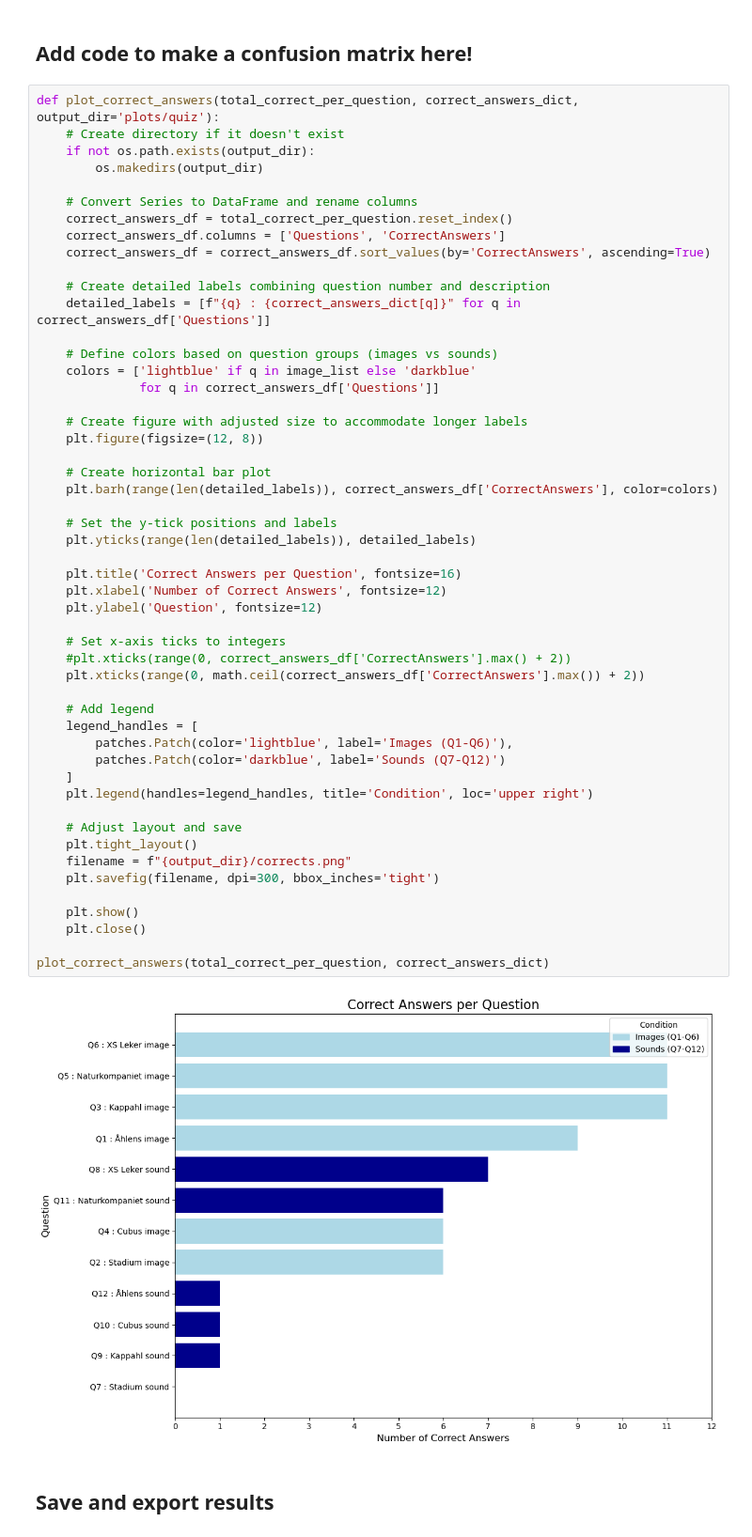
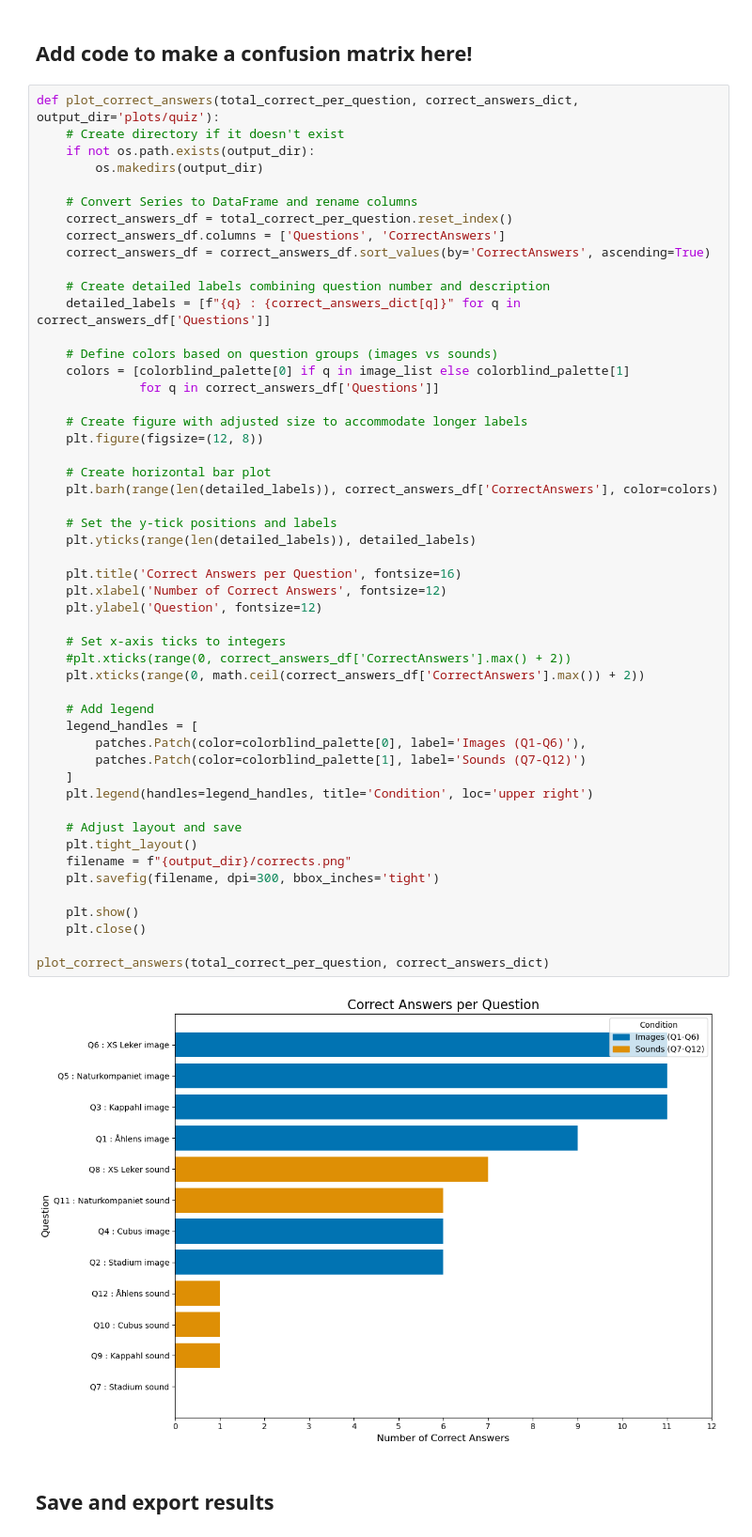
Before and after one commit to emmenru/Music-AI-workshop, a Jupyter notebook: AI-music-workshop.ipynb, the cells around one changed output. Shown at 94% size. Drawn from its saved outputs; the diff is of its cells as text.

```diff
--- a/AI-music-workshop.ipynb
+++ b/AI-music-workshop.ipynb
@@ -871,7 +851,7 @@ def plot_correct_answers(total_correct_per_question, correct_answers_dict, outpu
     detailed_labels = [f"{q} : {correct_answers_dict[q]}" for q in correct_answers_df['Questions']]
 
     # Define colors based on question groups (images vs sounds)
-    colors = ['lightblue' if q in image_list else 'darkblue'
+    colors = [colorblind_palette[0] if q in image_list else colorblind_palette[1]
               for q in correct_answers_df['Questions']]
 
     # Create figure with adjusted size to accommodate longer labels
@@ -879,35 +859,35 @@ def plot_correct_answers(total_correct_per_question, correct_answers_dict, outpu
 
     # Create horizontal bar plot
     plt.barh(range(len(detailed_labels)), correct_answers_df['CorrectAnswers'], color=colors)
 
     # Set the y-tick positions and labels
     plt.yticks(range(len(detailed_labels)), detailed_labels)
 
     plt.title('Correct Answers per Question', fontsize=16)
     plt.xlabel('Number of Correct Answers', fontsize=12)
     plt.ylabel('Question', fontsize=12)
 
     # Set x-axis ticks to integers
     #plt.xticks(range(0, correct_answers_df['CorrectAnswers'].max() + 2))
     plt.xticks(range(0, math.ceil(correct_answers_df['CorrectAnswers'].max()) + 2))
 
     # Add legend
     legend_handles = [
-        patches.Patch(color='lightblue', label='Images (Q1-Q6)'),
-        patches.Patch(color='darkblue', label='Sounds (Q7-Q12)')
+        patches.Patch(color=colorblind_palette[0], label='Images (Q1-Q6)'),
+        patches.Patch(color=colorblind_palette[1], label='Sounds (Q7-Q12)')
     ]
     plt.legend(handles=legend_handles, title='Condition', loc='upper right')
 
     # Adjust layout and save
     plt.tight_layout()
     filename = f"{output_dir}/corrects.png"
     plt.savefig(filename, dpi=300, bbox_inches='tight')
 
     plt.show()
     plt.close()
 
 plot_correct_answers(total_correct_per_question, correct_answers_dict)
 # %% [output]
-[figure, old version]
+[figure, new version]
 # %% [markdown]
 ## Save and export results
```
Also changed, not shown: parts of 1 cell of this notebook, 1 other file.
